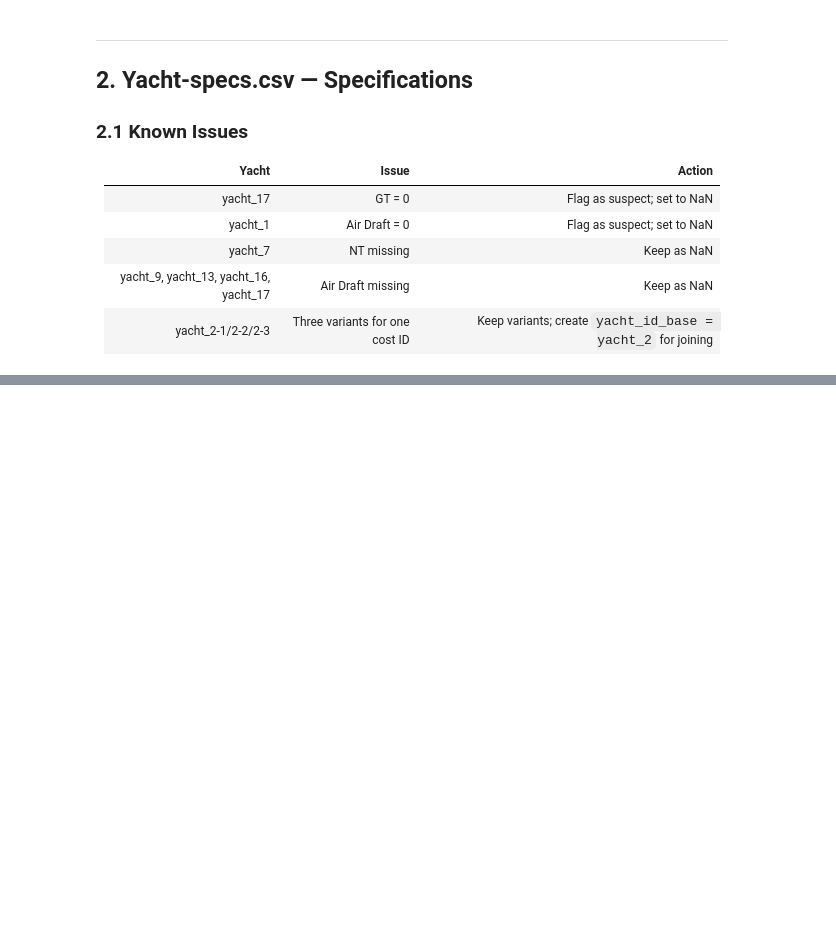
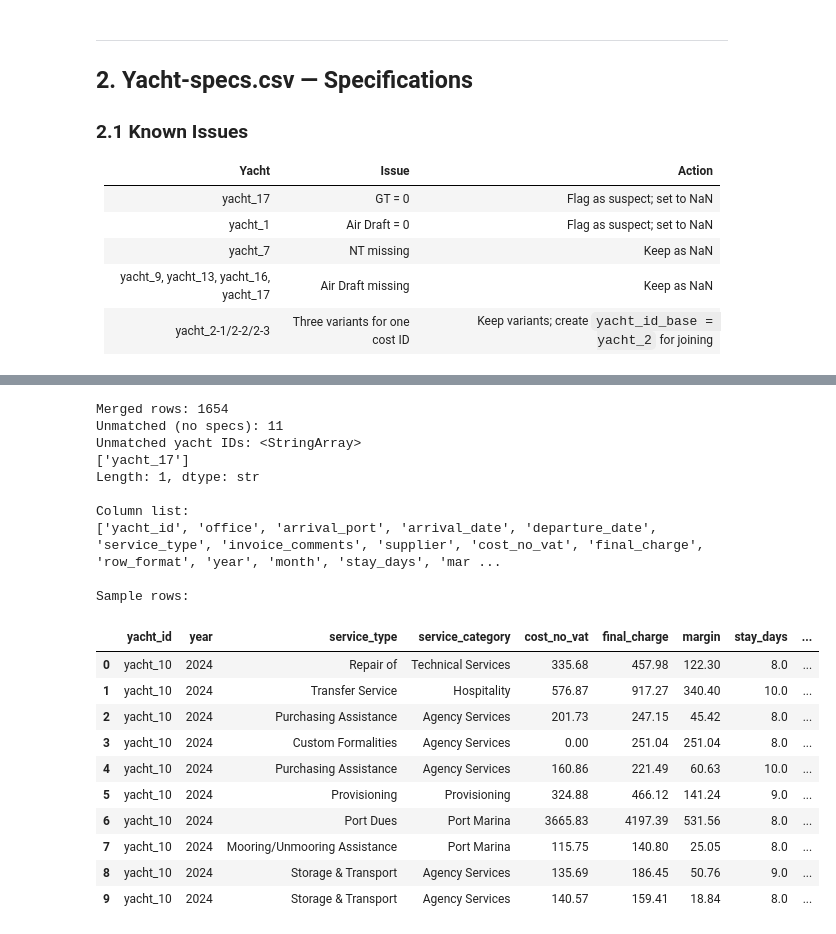
Before and after one commit to LOG650/G11-jorgen-individuell, a Jupyter notebook: 013 fase 3 - review/data_prep.ipynb, the cells around one changed output, grey strips where cells are left out. Cells and saved outputs as stored; diff of their text form; code cells hidden in the pictures; blank space fills up the shorter version.

```diff
--- a/013 fase 3 - review/data_prep.ipynb
+++ b/013 fase 3 - review/data_prep.ipynb
@@ -154,10 +161,6 @@ costs['month']     = costs['arrival_date'].dt.month
 costs['stay_days'] = (costs['departure_date'] - costs['arrival_date']).dt.days
 costs['margin']    = costs['final_charge'] - costs['cost_no_vat']
 
-# Categorical columns
-costs['office']       = costs['office'].astype('category')
-costs['service_type'] = costs['service_type'].astype('category')
-
 print('Datatypes:')
 print(costs.dtypes)
 print(f'\nYear distribution:')
@@ -195,7 +353,9 @@ costs.loc[costs['cost_no_vat'].isna(), 'flag'] += 'missing_cost;'
 costs.loc[costs['arrival_date'].isna(), 'flag'] += 'missing_date;'
 costs.loc[(costs['stay_days'].notna()) & (costs['stay_days'] < 0), 'flag'] += 'negative_stay;'
 costs.loc[(costs['final_charge'].notna()) & (costs['final_charge'] == 0), 'flag'] += 'zero_charge;'
+costs.loc[~costs['year'].between(2020, 2025), 'flag'] += 'out_of_year_range;'
 
 n_flagged = (costs['flag'] != '').sum()
 print(f'Flagged rows: {n_flagged} / {len(costs)}')
-print(costs[costs['flag'] != ''][['yacht_id', 'year', 'service_type', 'final_charge', 'flag']].head(20))
+if n_flagged > 0:
+    print(costs[costs['flag'] != ''][['yacht_id', 'year', 'service_type', 'final_charge', 'flag']].head(20))
@@ -280,0 +757,39 @@ print(f'Yachts missing fuel consumption: {no_fuel}')
+# %%
+costs_merged = costs.merge(specs_join, on='yacht_id', how='left')
+
+# Check join coverage
+n_unmatched = costs_merged['gt'].isna().sum()
+print(f'Merged rows: {len(costs_merged)}')
+print(f'Unmatched (no specs): {n_unmatched}')
+if n_unmatched > 0:
+    print('Unmatched yacht IDs:', costs_merged[costs_merged['gt'].isna()]['yacht_id'].unique())
+
+print('\nColumn list:')
+print(costs_merged.columns.tolist())
+
+print('\nSample rows:')
+costs_merged[['yacht_id', 'year', 'service_type', 'service_category',
+              'cost_no_vat', 'final_charge', 'margin', 'stay_days',
+              'gt', 'loa_m', 'fuel_lph', 'size_category']].head(10)
+# %% [output]
+Merged rows: 1654
+Unmatched (no specs): 11
+Unmatched yacht IDs: <StringArray>
+['yacht_17']
+Length: 1, dtype: str
+
+Column list:
+['yacht_id', 'office', 'arrival_port', 'arrival_date', 'departure_date', 'service_type', 'invoice_comments', 'supplier', 'cost_no_vat', 'final_charge', 'row_format', 'year', 'month', 'stay_days', 'mar ...
+
+Sample rows:
+|  | yacht_id | year | service_type | service_category | cost_no_vat | final_charge | margin | stay_days | ... |
+| 0 | yacht_10 | 2024 | Repair of | Technical Services | 335.68 | 457.98 | 122.30 | 8.0 | ... |
+| 1 | yacht_10 | 2024 | Transfer Service | Hospitality | 576.87 | 917.27 | 340.40 | 10.0 | ... |
+| 2 | yacht_10 | 2024 | Purchasing Assistance | Agency Services | 201.73 | 247.15 | 45.42 | 8.0 | ... |
+| 3 | yacht_10 | 2024 | Custom Formalities | Agency Services | 0.00 | 251.04 | 251.04 | 8.0 | ... |
+| 4 | yacht_10 | 2024 | Purchasing Assistance | Agency Services | 160.86 | 221.49 | 60.63 | 10.0 | ... |
+| 5 | yacht_10 | 2024 | Provisioning | Provisioning | 324.88 | 466.12 | 141.24 | 9.0 | ... |
+| 6 | yacht_10 | 2024 | Port Dues | Port Marina | 3665.83 | 4197.39 | 531.56 | 8.0 | ... |
+| 7 | yacht_10 | 2024 | Mooring/Unmooring Assistance | Port Marina | 115.75 | 140.80 | 25.05 | 8.0 | ... |
+| 8 | yacht_10 | 2024 | Storage & Transport | Agency Services | 135.69 | 186.45 | 50.76 | 9.0 | ... |
+| 9 | yacht_10 | 2024 | Storage & Transport | Agency Services | 140.57 | 159.41 | 18.84 | 8.0 | ... |
```
Also changed, not shown: parts of 28 cells of this notebook, 4 other files.
